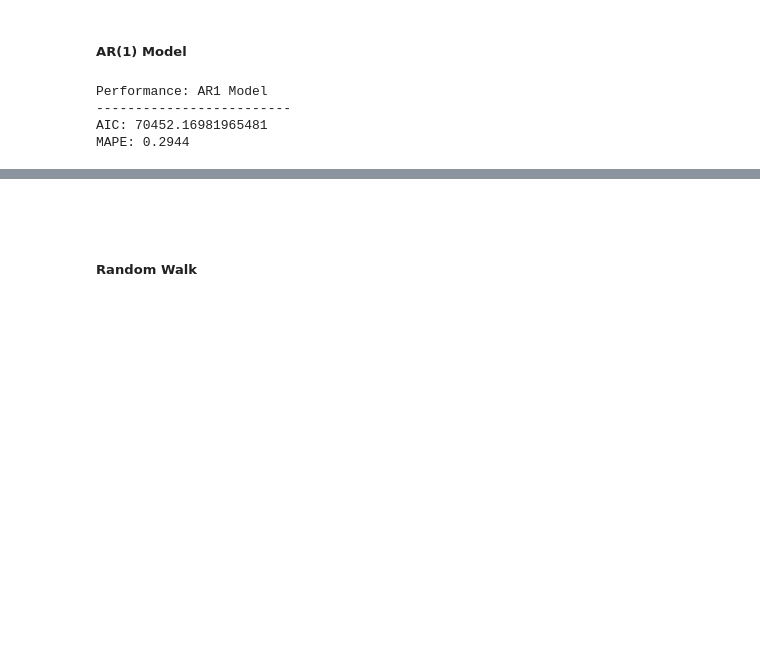
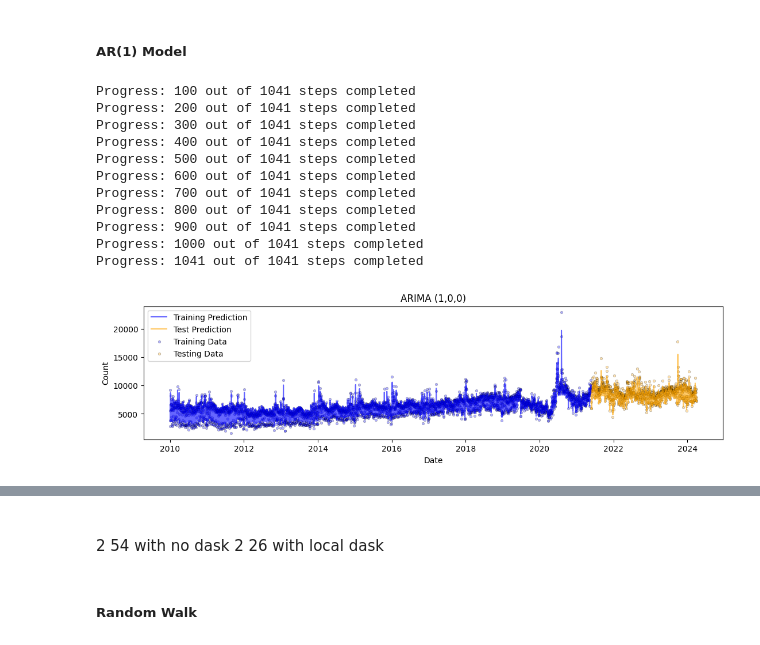
Before and after one commit to rjlatail/NYC_311_Forecasting, a Jupyter notebook: NYC_311_Forecasting_Notebook.ipynb, the cells around one changed output, grey strips where cells are left out. Cells and saved outputs as stored; diff of their text form; code cells hidden in the pictures; blank space fills up the shorter version.

Commit message:
updating rolling forecast functions

```diff
--- a/NYC_311_Forecasting_Notebook.ipynb
+++ b/NYC_311_Forecasting_Notebook.ipynb
@@ -700,14 +694,40 @@ def rolling_forecast_arima(train_df: pd.DataFrame,
+# %%
+def plot_forecast(train_series: pd.Series,
+                  test_series: pd.Series,
+                  train_pred: pd.Series,
+                  test_pred: list,
+                  title: str) -> None:
+    fig, ax = plt.subplots(figsize=(13, 3))
+    ax.plot(train_series.index, train_pred, label='Training Prediction', color='blue', alpha=0.6)
+    ax.plot(test_series.index, test_pred, label='Test Prediction', color='orange', alpha=0.6)
+    ax.scatter(train_series.index, train_series,
+               alpha=0.3, label='Training Data', color='blue', edgecolors='black', linewidths=.5, s=10)
+    ax.scatter(test_series.index, test_series,
+               alpha=0.3, label='Testing Data', color='orange', edgecolors='black', linewidths=.5, s=10)
+
+    plt.xlabel('Date')
+    plt.ylabel('Count')
+    plt.title(f'{title}')
+    plt.legend()
+    plt.show()
 # %% [markdown]
 ##### AR(1) Model
 # %%
-# Create empty dataframe for results
-results_compare = pd.DataFrame(columns=['Order', 'MAPE'])
-
+%%time
 # ARIMA (1, 0, 0)
-results_compare = rolling_forecast_arima(train_df['Count'], test_df['Count'], (1, 0, 0), results_compare, model_name='ARIMA')
-results_compare
+mape_arima_100, train_pred_arima_100, predictions_arima_100 = arima_rolling_forecast(train_df['Count'], test_df['Count'], (1, 0, 0))
+plot_forecast(train_df['Count'], test_df['Count'], train_pred_arima_100, predictions_arima_100, "ARIMA (1,0,0)")
+print(f'MAPE: {mape_arima_100:.4f}')
 # %% [output]
-Performance: AR1 Model
--------------------------
-AIC: 70452.16981965481
-MAPE: 0.2944
+Progress: 100 out of 1041 steps completed
+Progress: 200 out of 1041 steps completed
+Progress: 300 out of 1041 steps completed
+Progress: 400 out of 1041 steps completed
+Progress: 500 out of 1041 steps completed
+Progress: 600 out of 1041 steps completed
+Progress: 700 out of 1041 steps completed
+Progress: 800 out of 1041 steps completed
+Progress: 900 out of 1041 steps completed
+Progress: 1000 out of 1041 steps completed
+Progress: 1041 out of 1041 steps completed
+[figure, added]
@@ -714,5 +737,6 @@ MAPE: 0.2944
 # %% [markdown]
-<br>
+<br> 2 54 with no dask
+2 26 with local dask
 # %% [markdown]
 ##### Random Walk
 # %%
```
Also changed, not shown: parts of 19 cells of this notebook.
